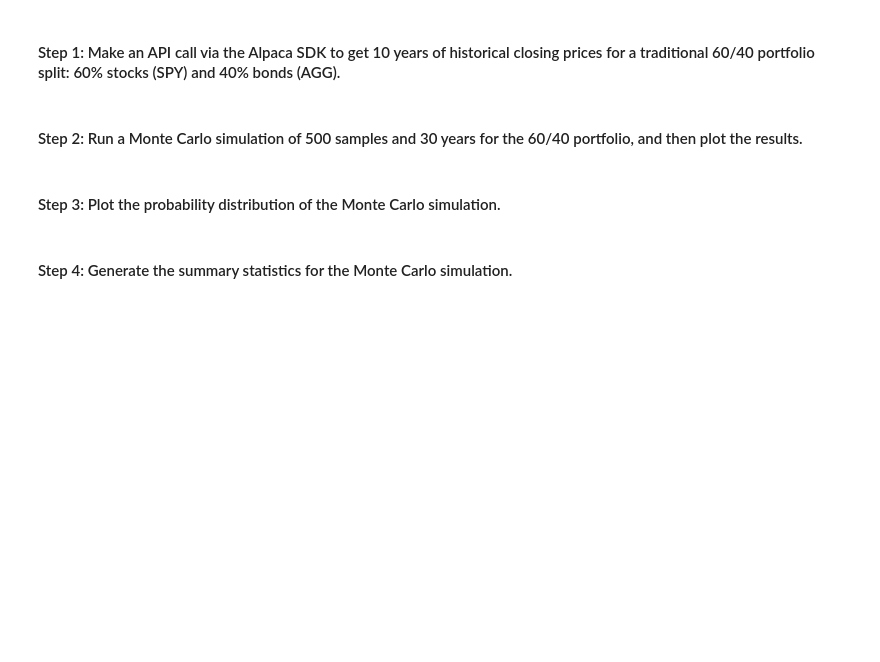
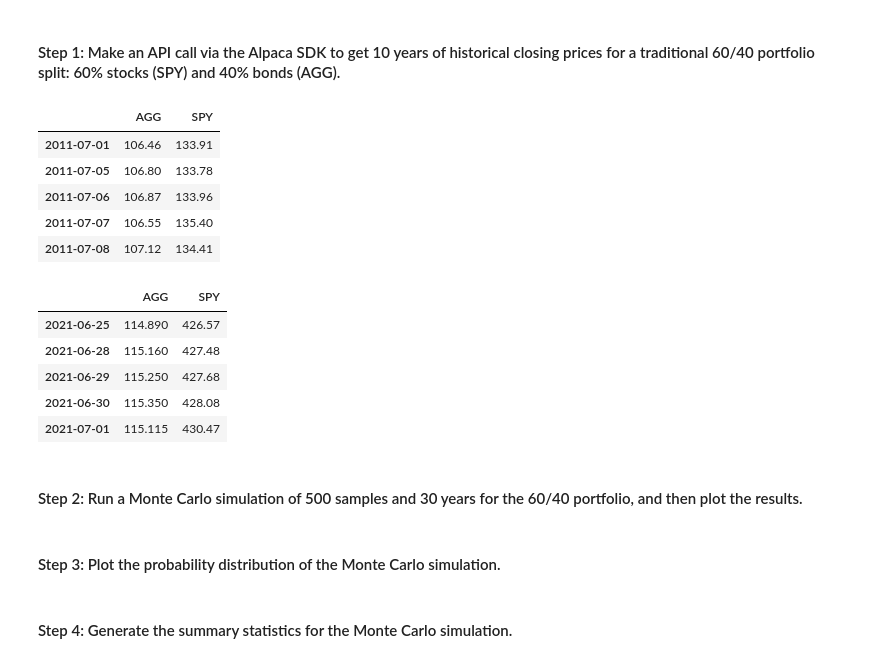
Before and after one commit to JunTheRewels/financial_planners, a Jupyter notebook: Starter_Code/financial_planning_tools.ipynb, the cells around one changed output. Saved outputs shown, nothing was run; the diff lists cells and outputs as text; code cells hidden in the pictures; blank space fills up the shorter version.

```diff
--- a/Starter_Code/financial_planning_tools.ipynb
+++ b/Starter_Code/financial_planning_tools.ipynb
@@ -421,12 +429,55 @@ In this section, you’ll use the MCForecastTools library to create a Monte Carl
 # The tickers and timeframe parameters should have been set in Part 1 of this activity
 # The start and end dates should be updated with the information set above
 # Remember to add the df property to the end of the call so the response is returned as a DataFrame
-# YOUR CODE HERE
+df_portfolio_1 = alpaca.get_barset(
+    tickers,
+    timeframe,
+    start = start_date_1,
+    end = end_date_1,
+    limit = 1000
+).df
 
+df_portfolio_2 = alpaca.get_barset(
+    tickers,
+    timeframe,
+    start = start_date_2,
+    end = end_date_2,
+    limit = 1000
+).df
 
-# Display both the first and last five rows of the DataFrame
-# YOUR CODE HERE
-# YOUR CODE HERE
+df_portfolio_3 = alpaca.get_barset(
+    tickers,
+    timeframe,
+    start = start_date_3,
+    end = end_date_3,
+    limit = 1000
+).df
+# %%
+full_decade_df = pd.concat([df_portfolio_3, df_portfolio_2, df_portfolio_1])
+# %%
+decade_closing_prices = pd.DataFrame()
+
+decade_closing_prices["AGG"] = full_decade_df["AGG"]["close"]
+decade_closing_prices["SPY"] = full_decade_df["SPY"]["close"]
+
+decade_closing_prices.index = decade_closing_prices.index.date
+# %%
+# Display both the first and last five rows of the DataFrame
+display(decade_closing_prices.head())
+display(decade_closing_prices.tail())
+# %% [output]
+|  | AGG | SPY |
+| 2011-07-01 | 106.46 | 133.91 |
+| 2011-07-05 | 106.80 | 133.78 |
+| 2011-07-06 | 106.87 | 133.96 |
+| 2011-07-07 | 106.55 | 135.40 |
+| 2011-07-08 | 107.12 | 134.41 |
+|  | AGG | SPY |
+| 2021-06-25 | 114.890 | 426.57 |
+| 2021-06-28 | 115.160 | 427.48 |
+| 2021-06-29 | 115.250 | 427.68 |
+| 2021-06-30 | 115.350 | 428.08 |
+| 2021-07-01 | 115.115 | 430.47 |
 # %% [markdown]
 #### Step 2: Run a Monte Carlo simulation of 500 samples and 30 years for the 60/40 portfolio, and then plot the results.
 # %%
```
Also changed, not shown: parts of 12 cells of this notebook.
